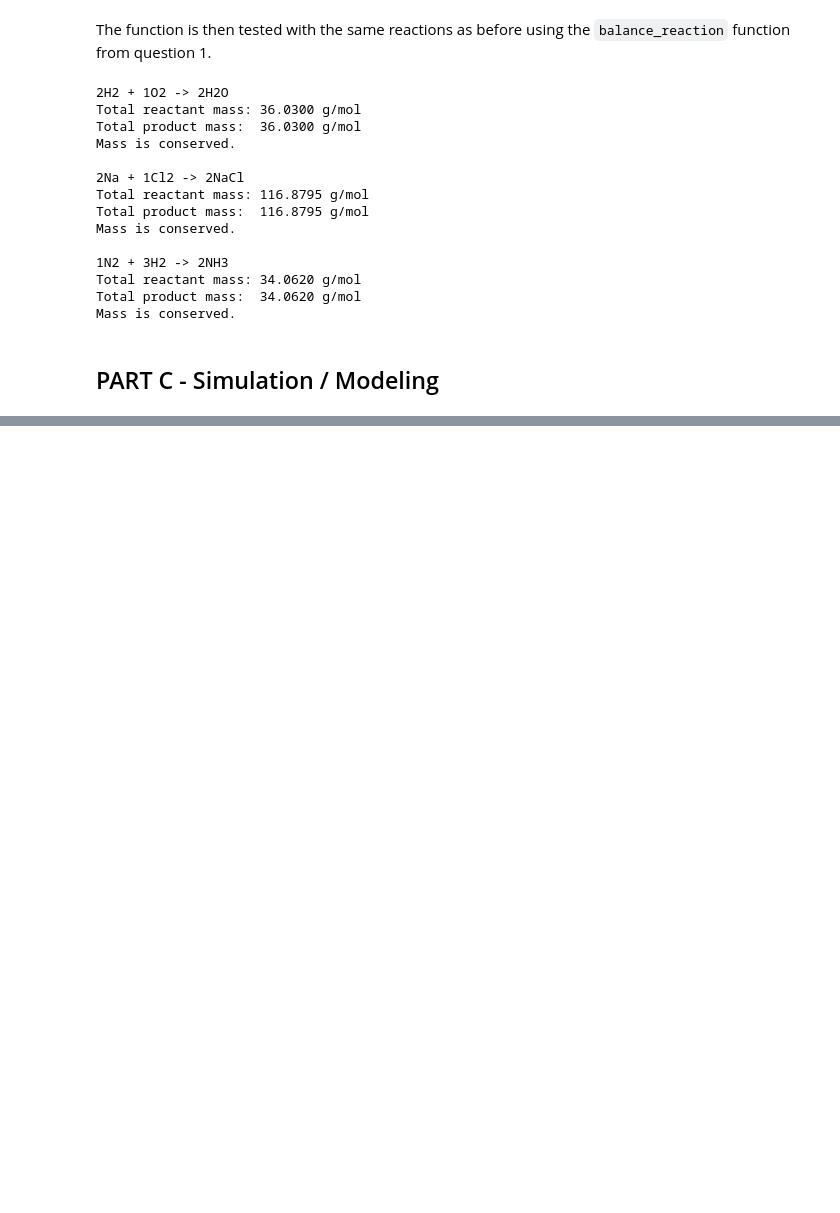
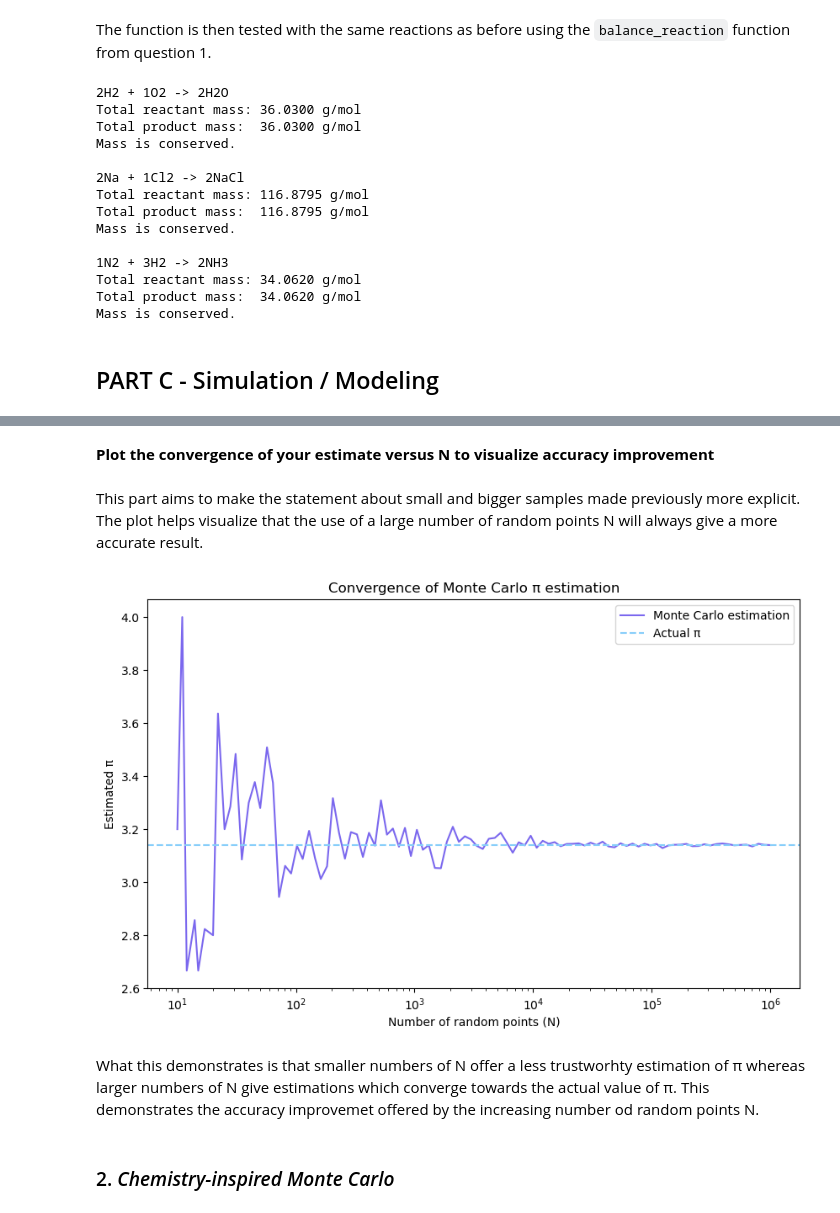
Before and after one commit to taistt/modeling-lab, a Jupyter notebook: GroupL_Block1_project.ipynb, the cells around one changed output, grey strips where cells are left out. Saved outputs shown, nothing was run; the diff lists cells and outputs as text; code cells hidden in the pictures; blank space fills up the shorter version.

Commit message:
Part C mc

```diff
--- a/GroupL_Block1_project.ipynb
+++ b/GroupL_Block1_project.ipynb
@@ -356,0 +366,12 @@ Mass is conserved.
+# %%
+def estimate_pi(N):
+    x = np.random.uniform(-1, 1, N)
+    y = np.random.uniform(-1, 1, N)
+
+    in_circle = (x**2 + y**2) <= 1
+
+    points_in_circle = np.sum(in_circle)
+
+    pi_estimation = 4 * points_in_circle / N
+
+    return pi_estimation
@@ -356,0 +380,7 @@ Mass is conserved.
+# %%
+N = 10000
+
+pi_estimation = estimate_pi(N)
+
+print("Estimated value of pi:", pi_estimation)
+print("Actual value of pi:", np.pi)
@@ -356,0 +392,30 @@ Mass is conserved.
+# %% [markdown]
+**Plot the convergence of your estimate versus N to visualize accuracy improvement**
+# %% [markdown]
+This part aims to make the statement about small and bigger samples made previously more explicit. The plot helps visualize that the use of a large number of random points N will always give a more accurate result.
+# %%
+N_values = np.logspace(1, 6, 100, dtype=int)
+
+pi_estimates = []
+
+for N in N_values:
+    pi_estimates.append(estimate_pi(N))
+
+plt.figure(figsize=(10, 6))
+
+plt.plot(N_values, pi_estimates, label="Monte Carlo estimation", color = 'mediumslateblue')
+plt.axhline(np.pi, linestyle="--", label="Actual π", color = 'lightskyblue')
+
+plt.xscale("log")
+plt.xlabel("Number of random points (N)")
+plt.ylabel("Estimated π")
+plt.title("Convergence of Monte Carlo π estimation")
+plt.legend()
+
+plt.show()
+# %% [output]
+[figure, added]
+# %% [markdown]
+What this demonstrates is that smaller numbers of N offer a less trustworhty estimation of π whereas larger numbers of N give estimations which converge towards the actual value of π. This demonstrates the accuracy improvemet offered by the increasing number od random points N.
+# %% [markdown]
+### 2. *Chemistry-inspired Monte Carlo*
```
Also changed, not shown: parts of 13 cells of this notebook.
